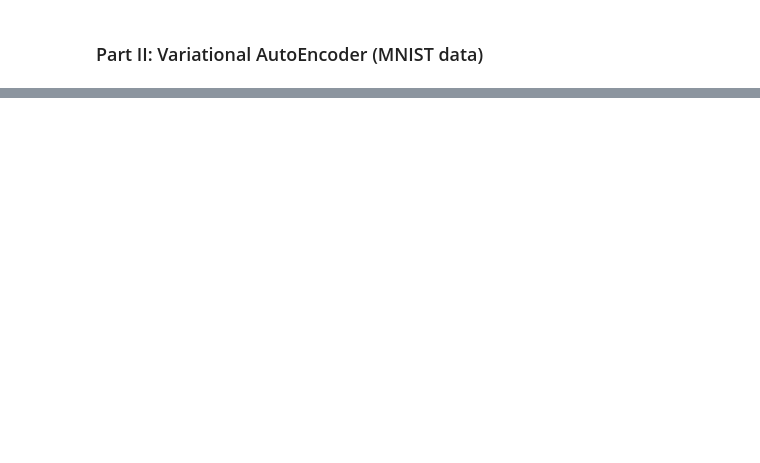
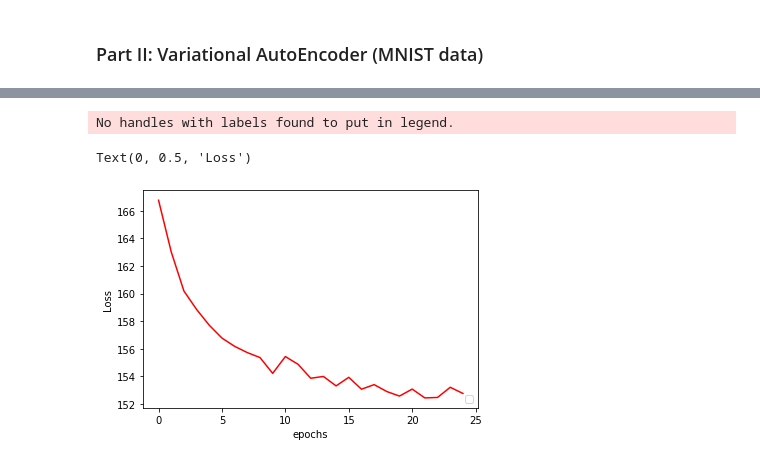
Before and after one commit to mgmartinezl/Deep-Learning-Applications, a Jupyter notebook: OPT8-Lab3-BADILLO-MARTINEZ-Part-II.ipynb, the cells around one changed output, grey strips where cells are left out. Drawn from its saved outputs; the diff is of its cells as text; code cells hidden in the pictures; blank space fills up the shorter version.

```diff
--- a/OPT8-Lab3-BADILLO-MARTINEZ-Part-II.ipynb
+++ b/OPT8-Lab3-BADILLO-MARTINEZ-Part-II.ipynb
@@ -263 +277,10 @@ torch.Size([28, 28])
+# %%
+plt.plot(testLoss[:], 'r')
+plt.legend(loc='lower right')
+plt.xlabel("epochs")
+plt.ylabel("Loss")
+# %% [output]
+No handles with labels found to put in legend.
+Text(0, 0.5, 'Loss')
+[figure, added]
 # %%
```
Also changed, not shown: parts of 7 cells of this notebook.
